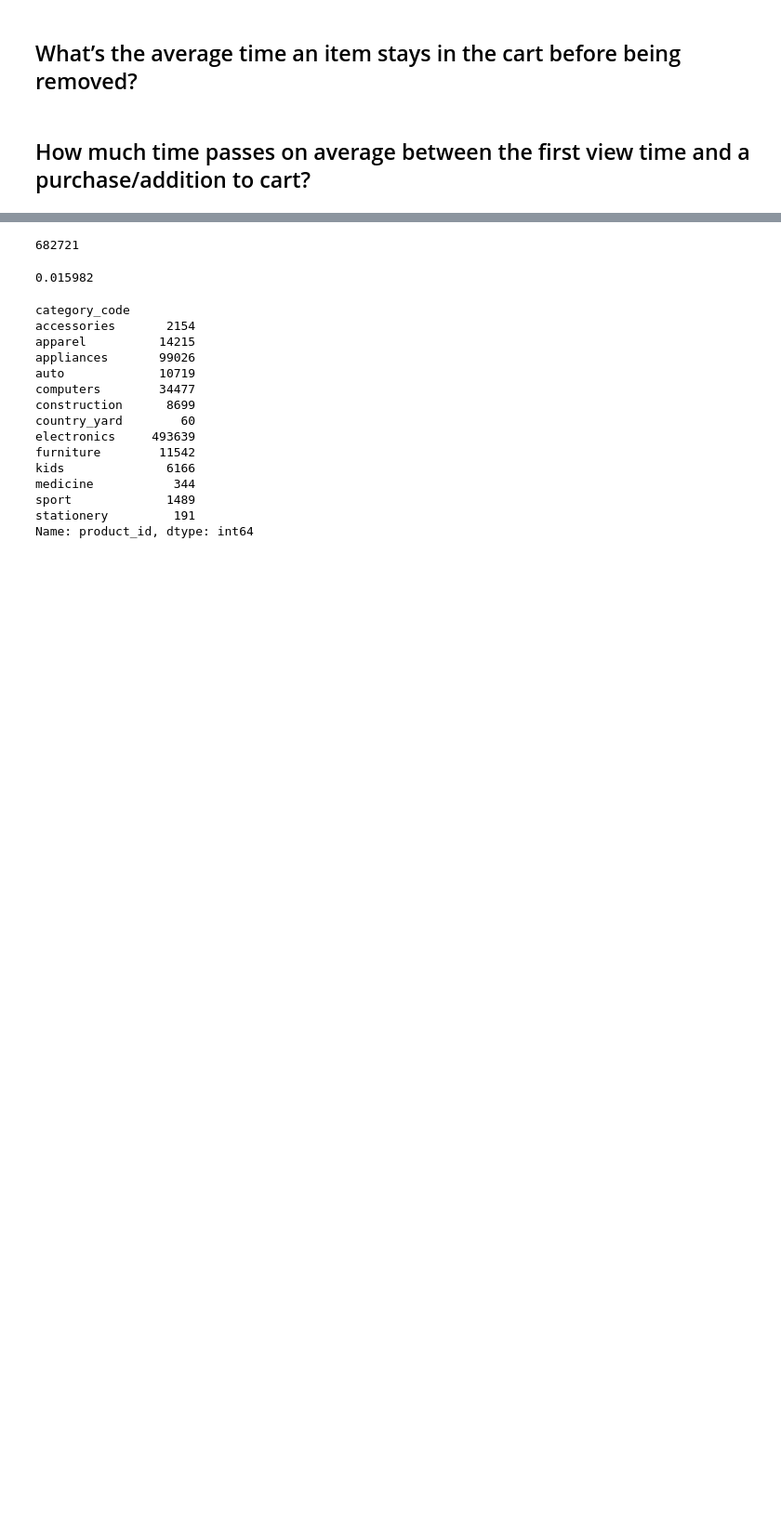
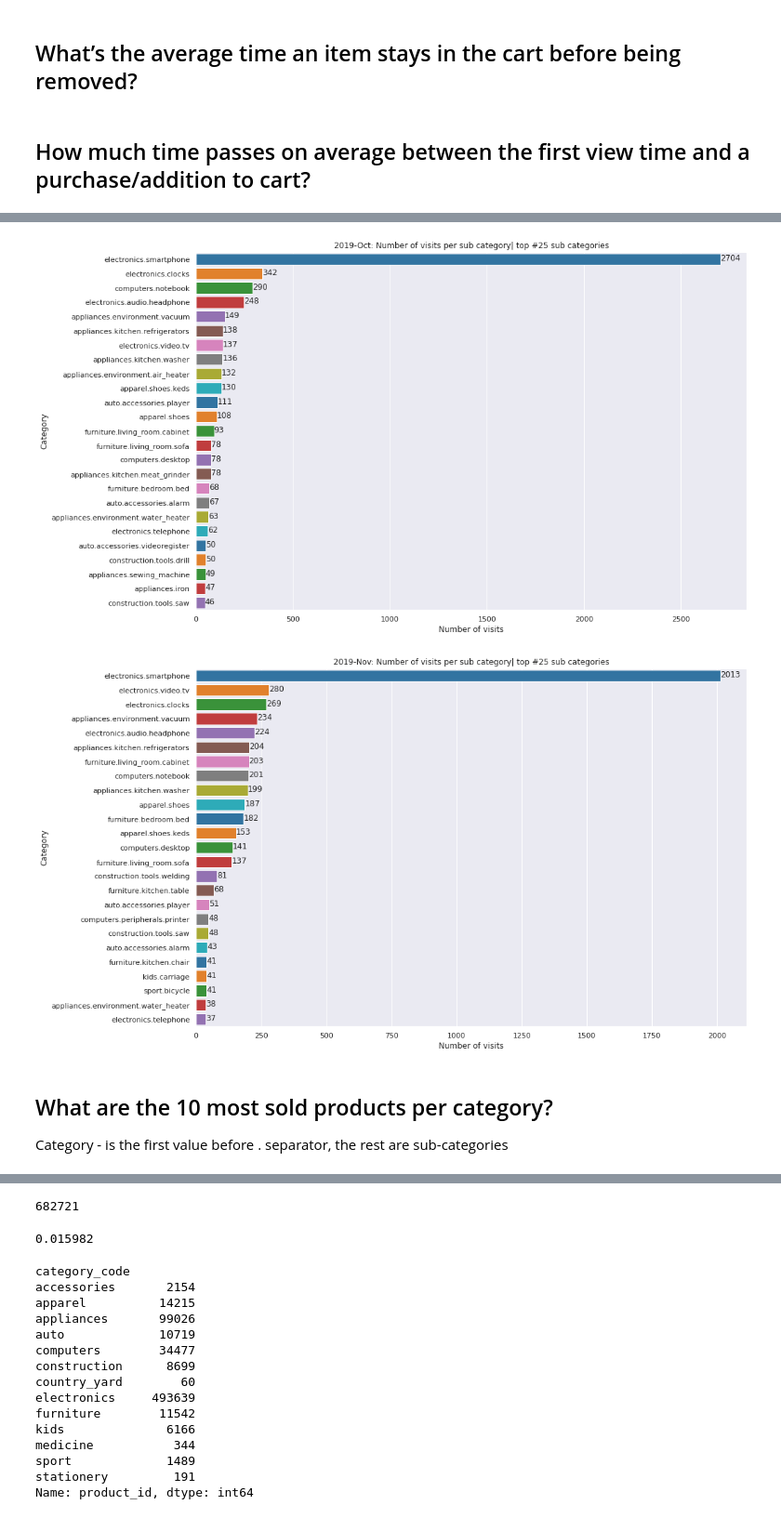
Before and after one commit to LA200/ADM_HW2, a Jupyter notebook: HW2 ADM.ipynb, the cells around one changed output, grey strips where cells are left out. Shown at 93% size. Drawn from its saved outputs; the diff is of its cells as text; code cells hidden in the pictures; blank space fills up the shorter version.

```diff
--- a/HW2 ADM.ipynb
+++ b/HW2 ADM.ipynb
@@ -220,0 +316,3 @@ _ = sns.barplot(data=session_operations_avg, x="event_type", y="n_events")
+# %%
+for df_label in df_labels:
+    get_avg_n_of_views_for_view_cart_funnels(df_label=df_label)
@@ -222,0 +377,3 @@ _ = sns.barplot(data=session_operations_avg, x="event_type", y="n_events")
+# %%
+for df_label in df_labels:
+    get_probability_that_if_in_cart_product_is_bought(df_label=df_label)
@@ -346,0 +426,22 @@ RQ6
+# %%
+def show_values_on_bars(axs, h_v="v", space=0.4):
+    """ Helper to display actual values on barplot """
+    def _show_on_single_plot(ax):
+        if h_v == "v":
+            for p in ax.patches:
+                _x = p.get_x() + p.get_width() / 2
+                _y = p.get_y() + p.get_height()
+                value = int(p.get_height())
+                ax.text(_x, _y, value, ha="center")
+        elif h_v == "h":
+            for p in ax.patches:
+                _x = p.get_x() + p.get_width()
+                _y = p.get_y() + p.get_height() - float(space)
+                value = int(p.get_width())
+                ax.text(_x, _y, value, ha="left")
+
+    if isinstance(axs, np.ndarray):
+        for idx, ax in np.ndenumerate(axs):
+            _show_on_single_plot(ax)
+    else:
+        _show_on_single_plot(axs)
@@ -346,0 +579,10 @@ RQ6
+# %%
+for df_label in df_labels:
+    get_most_visited_sub_categories(df_label=df_label, top_n=25)
+# %% [output]
+[figure, added]
+[figure, added]
+# %% [markdown]
+## What are the 10 most sold products per category?
+
+Category - is the first value before . separator, the rest are sub-categories
```
Also changed, not shown: parts of 76 cells of this notebook.
